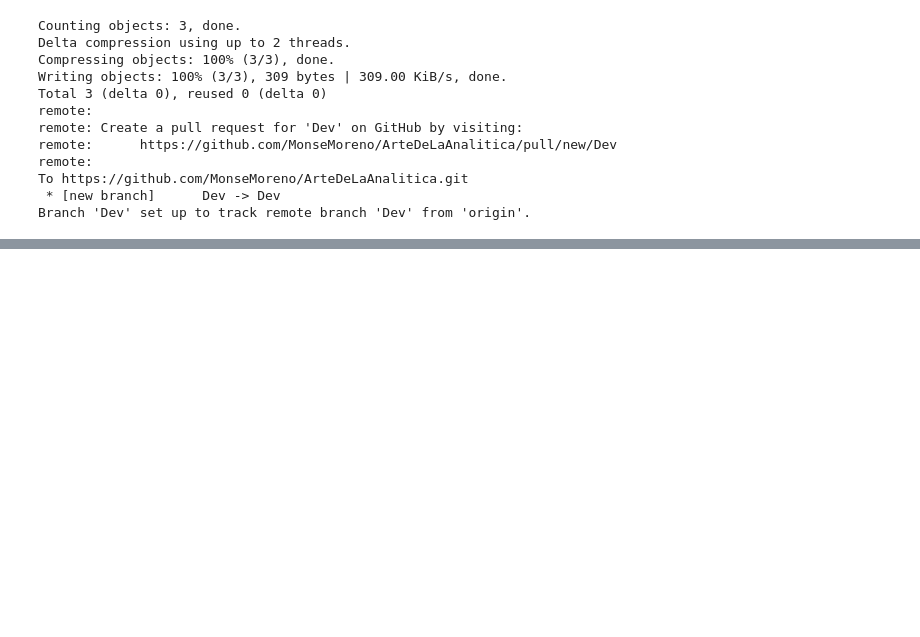
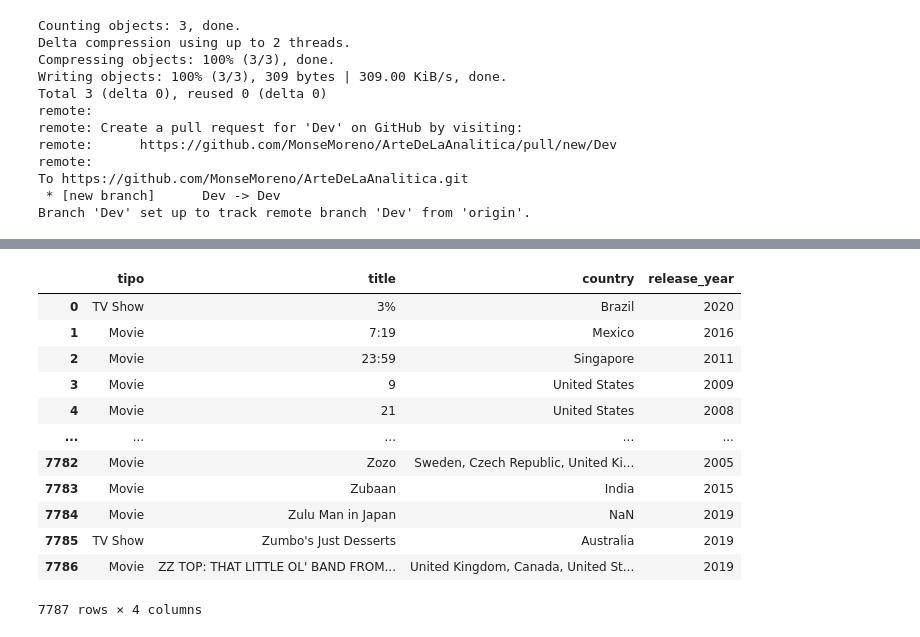
Before and after one commit to MonseMoreno/Arte-de-la-Anal-tica, a Jupyter notebook: ArteDeLaAnalítica.ipynb, the cells around one changed output, grey strips where cells are left out. Saved outputs shown, nothing was run; the diff lists cells and outputs as text; code cells hidden in the pictures; blank space fills up the shorter version.

```diff
--- a/ArteDeLaAnalítica.ipynb
+++ b/ArteDeLaAnalítica.ipynb
@@ -117,0 +202,25 @@ Branch 'Dev' set up to track remote branch 'Dev' from 'origin'.
+# %%
+#Crea un nuevo DataFrame que sólo contenga las columnas type, title, country y release_year.
+
+df2 = pd.DataFrame({
+                  'tipo' : df['type'],
+                  'title' : df['title'],
+                  'country' : df['country'],
+                  'release_year': df['release_year']
+})
+
+df2
+# %% [output]
+|  | tipo | title | country | release_year |
+| 0 | TV Show | 3% | Brazil | 2020 |
+| 1 | Movie | 7:19 | Mexico | 2016 |
+| 2 | Movie | 23:59 | Singapore | 2011 |
+| 3 | Movie | 9 | United States | 2009 |
+| 4 | Movie | 21 | United States | 2008 |
+| ... | ... | ... | ... | ... |
+| 7782 | Movie | Zozo | Sweden, Czech Republic, United Ki... | 2005 |
+| 7783 | Movie | Zubaan | India | 2015 |
+| 7784 | Movie | Zulu Man in Japan | NaN | 2019 |
+| 7785 | TV Show | Zumbo's Just Desserts | Australia | 2019 |
+| 7786 | Movie | ZZ TOP: THAT LITTLE OL' BAND FROM... | United Kingdom, Canada, United St... | 2019 |
+7787 rows × 4 columns
```
Also changed, not shown: parts of 14 cells of this notebook.
